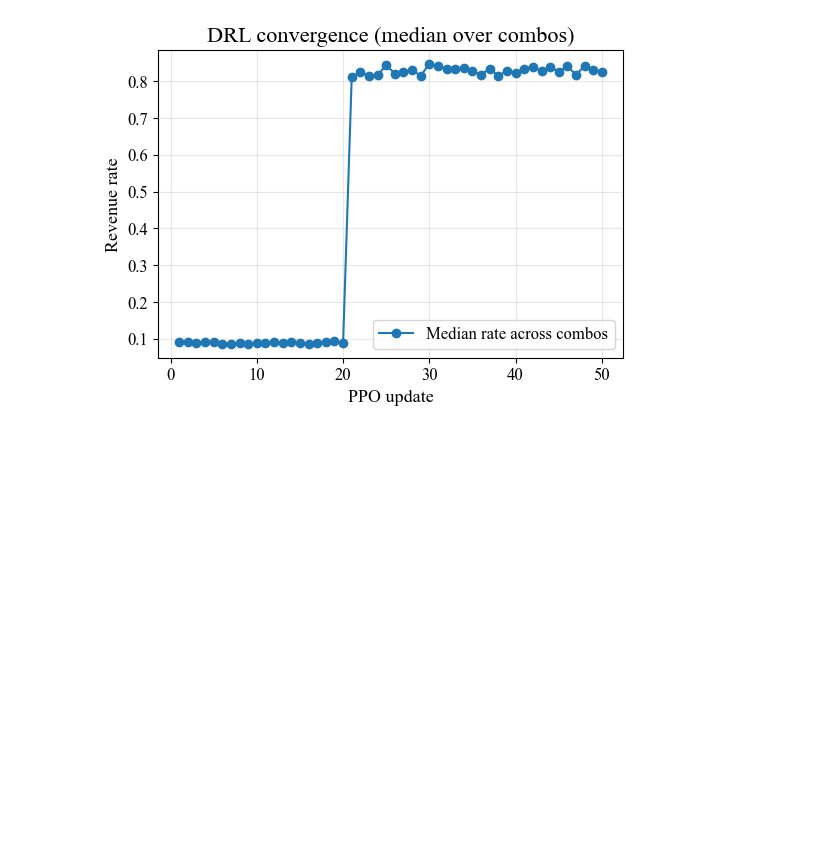
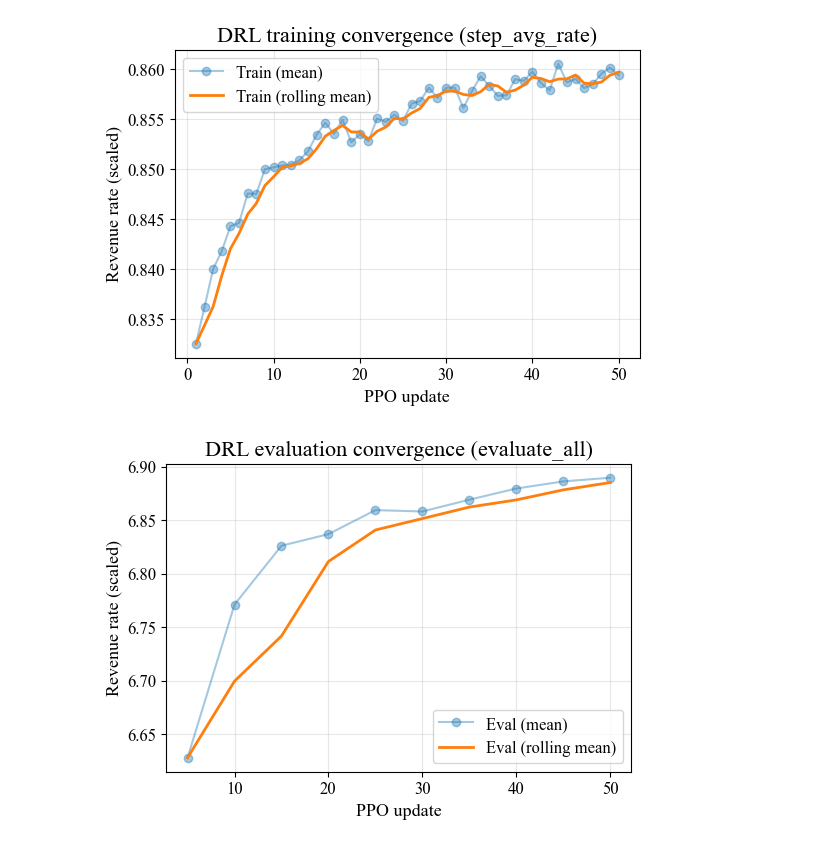
Before and after one commit to Alfredkkk/Last-mile-Logistics, a Jupyter notebook: analysis.ipynb, the cells around one changed output. Drawn from its saved outputs; the diff is of its cells as text; code cells hidden in the pictures; blank space fills up the shorter version.

Commit message:
Prelininary analysis of DRL convergence with 50 updates  per combo. Explicit converging trend, but might need to add to 100 updates to see the real convergence

```diff
--- a/analysis.ipynb
+++ b/analysis.ipynb
@@ -306,35 +346,43 @@ Saved: ratio_hvor_drl_vs_lambda.png
 Saved: ratio_hvor_drl_vs_n.png
 # %%
 # =========================================
-# DRL convergence from training_log.csv
-import pandas as pd
-import matplotlib.pyplot as plt
+# DRL convergence using new training_log (train vs eval)
+import pandas as pd, matplotlib.pyplot as plt
 
-log_path = 'Results/training_log.csv'
-log_df = pd.read_csv(log_path)
-# Drop rows without update info
-log_df = log_df.dropna(subset=['update'])
-# Example: pick one combo or plot median across combos per update
-if 'combo_id' in log_df.columns:
-    # median across combos
-    agg = (log_df.groupby('update')['rate']
-                  .median()
-                  .reset_index())
-    plt.figure(figsize=(6,4))
-    plt.plot(agg['update'], agg['rate'], marker='o', label='Median rate across combos')
-    plt.xlabel('PPO update')
-    plt.ylabel('Revenue rate')
-    plt.title('DRL convergence (median over combos)')
-    plt.grid(True, alpha=0.3)
-    plt.legend()
-    plt.show()
+log_path = 'Results/training_log_clean.csv'
+df = pd.read_csv(log_path)
+if 'kind' not in df.columns:
+    print('training_log.csv 缺少 kind 列，无法区分 train/eval')
 else:
-    plt.figure(figsize=(6,4))
-    plt.plot(log_df['update'], log_df['rate'], marker='o')
-    plt.xlabel('PPO update')
-    plt.ylabel('Revenue rate')
-    plt.title('DRL convergence')
-    plt.grid(True, alpha=0.3)
-    plt.show()
+    df['update'] = df['update'].astype(int)
+    train_df = df[df['kind']=='train']
+    eval_df = df[df['kind']=='eval']
+    # 训练：使用 step_avg_rate（包含未完 episode），按 update 取均值并滚动平滑
+    if not train_df.empty:
+        agg_train = train_df.groupby('update')['step_avg_rate'].mean().reset_index()
+        agg_train['smooth'] = agg_train['step_avg_rate'].rolling(window=3, min_periods=1).mean()
+        plt.figure(figsize=(6,4))
+        plt.plot(agg_train['update'], agg_train['step_avg_rate'], marker='o', alpha=0.4, label='Train (mean)')
+        plt.plot(agg_train['update'], agg_train['smooth'], linewidth=2, label='Train (rolling mean)')
+        plt.xlabel('PPO update')
+        plt.ylabel('Revenue rate (scaled)')
+        plt.title('DRL training convergence (step_avg_rate)')
+        plt.grid(True, alpha=0.3)
+        plt.legend()
+        plt.show()
+    # 评估：使用 eval 行的 rate，按 update 取均值并平滑
+    if not eval_df.empty:
+        agg_eval = eval_df.groupby('update')['rate'].mean().reset_index()
+        agg_eval['smooth'] = agg_eval['rate'].rolling(window=3, min_periods=1).mean()
+        plt.figure(figsize=(6,4))
+        plt.plot(agg_eval['update'], agg_eval['rate'], marker='o', alpha=0.4, label='Eval (mean)')
+        plt.plot(agg_eval['update'], agg_eval['smooth'], linewidth=2, label='Eval (rolling mean)')
+        plt.xlabel('PPO update')
+        plt.ylabel('Revenue rate (scaled)')
+        plt.title('DRL evaluation convergence (evaluate_all)')
+        plt.grid(True, alpha=0.3)
+        plt.legend()
+        plt.show()
 # %% [output]
-[figure, old version]
+[figure, new version]
+[figure, added]
```
Also changed, not shown: parts of 8 cells of this notebook, 30 other files.
